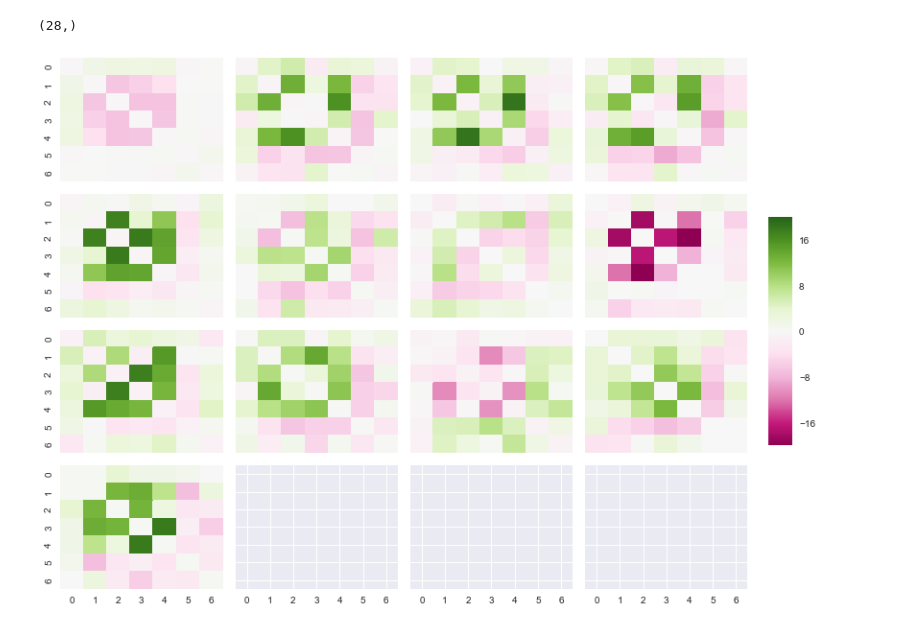
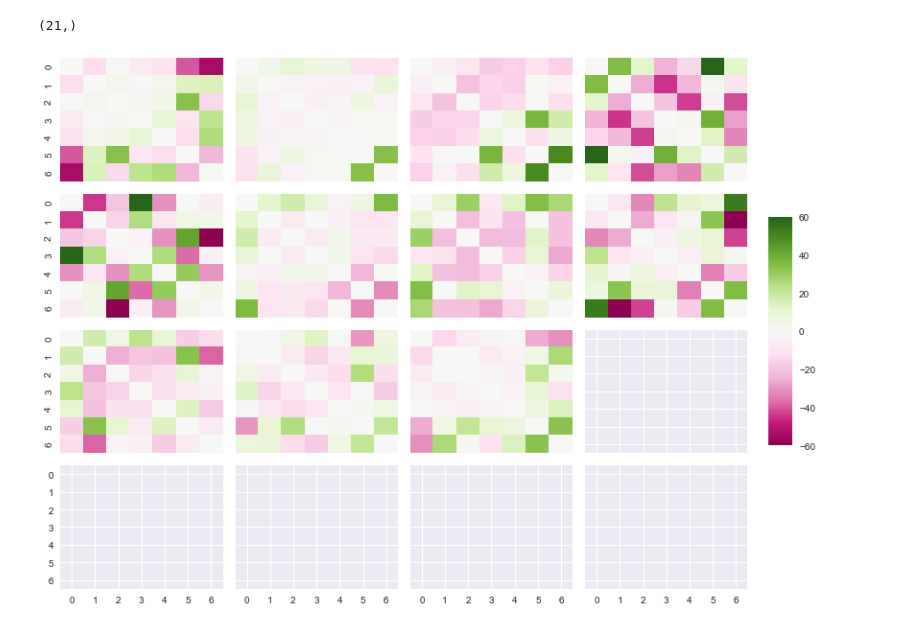
Before and after one commit to SilviaAmAm/Aglaia, a Jupyter notebook: Examples/Visualisation.ipynb, the cells around one changed output. Saved outputs shown, nothing was run; the diff lists cells and outputs as text; code cells hidden in the pictures.

```diff
--- a/Examples/Visualisation.ipynb
+++ b/Examples/Visualisation.ipynb
@@ -7,10 +7,6 @@ import numpy as np
 from sklearn import model_selection as modsel
 # %%
 # Loading the data
-data = joblib.load("cc_demeaned_kjmol.bz")
+data = joblib.load("cc_kjmol_invdist.bz")
 X = data["X"]
 y = np.reshape(data["y"], (data["y"].shape[0],))
-# mean_y = np.mean(y)
-# std_y = np.std(y)
-# y = (y - mean_y)/std_y
-print(X.shape, y.shape)
@@ -25,6 +19,6 @@ print(X_train.shape)
 # %%
 # Training the model
-estimator = nn.Energies_NN(max_iter=4000, learning_rate_init=0.005, hidden_layer_sizes=(13,), batch_size=1000,
-                              alpha=0.0005, tensorboard=False)
+estimator = nn.Energies_NN(max_iter=20000, learning_rate_init=0.03, hidden_layer_sizes=(11,), batch_size=1000,
+                              alpha= 0.006, tensorboard=False)
 # %%
 estimator.fit(X_train, y_train)
@@ -53,10 +84,10 @@ estimator.correlationPlot(X_test, y_test)
 # %%
 np.random.seed(seed=1)
-random_input = abs(np.random.rand(28))
+random_input = abs(np.random.rand(21))
 print(random_input.shape)
 # %% [output]
-(28,)
+(21,)
 # %%
-estimator.plotWeights()
+estimator.plotWeights_no_diag()
 # %% [output]
-[figure, old version]
+[figure, new version]
```
Also changed, not shown: parts of 22 cells of this notebook, 4 other files.
